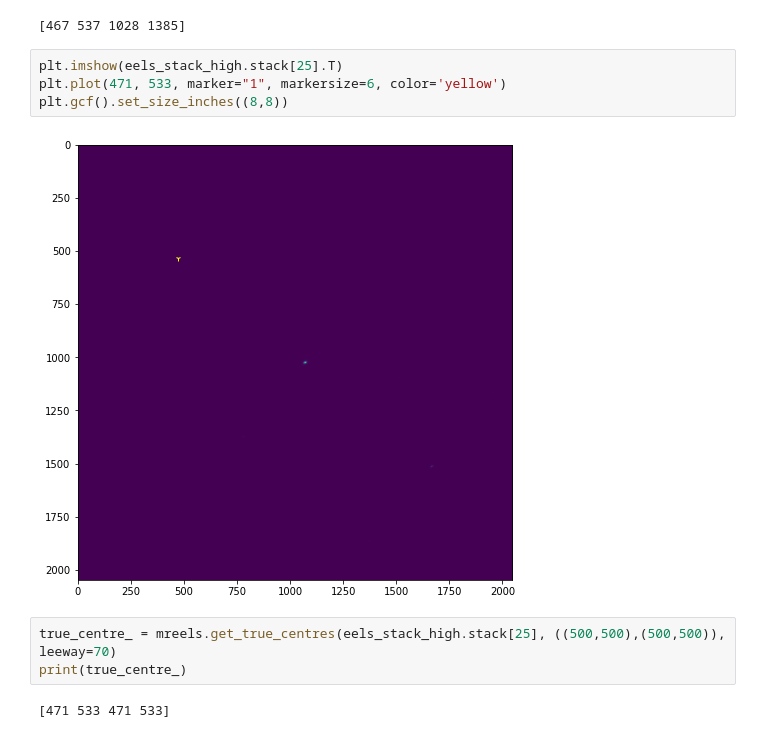
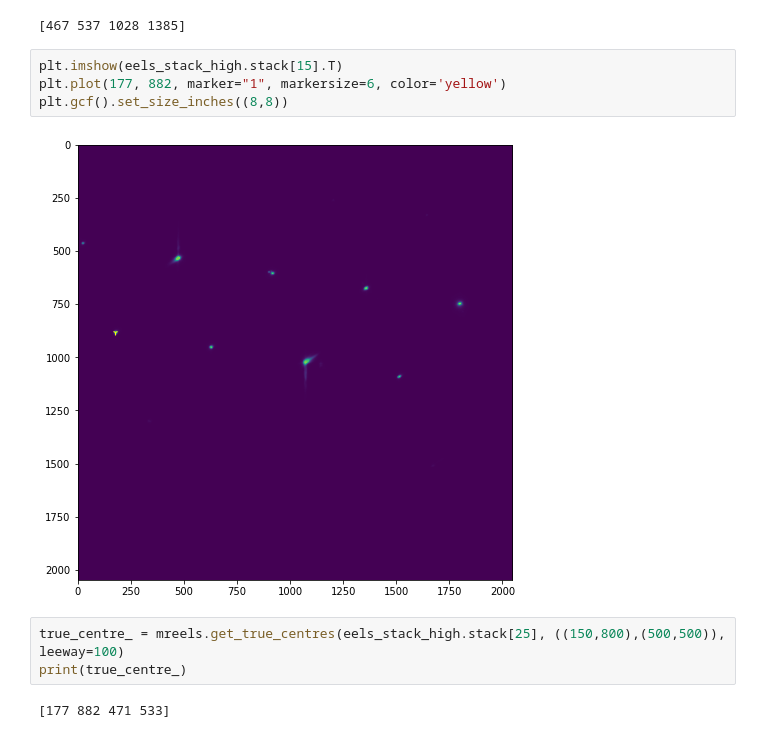
Before and after one commit to SangersJeroen/Bachelor-Thesis-Code, a Jupyter notebook: mreels_test.ipynb, the cells around one changed output. Saved outputs shown, nothing was run; the diff lists cells and outputs as text.

```diff
--- a/mreels_test.ipynb
+++ b/mreels_test.ipynb
@@ -38,13 +43,13 @@ print(true_centre)
 # %% [output]
 [467 537 1028 1385]
 # %%
-plt.imshow(eels_stack_high.stack[25].T)
-plt.plot(471, 533, marker="1", markersize=6, color='yellow')
+plt.imshow(eels_stack_high.stack[15].T)
+plt.plot(177, 882, marker="1", markersize=6, color='yellow')
 plt.gcf().set_size_inches((8,8))
 # %% [output]
-[figure, old version]
+[figure, new version]
 # %%
-true_centre_ = mreels.get_true_centres(eels_stack_high.stack[25], ((500,500),(500,500)), leeway=70)
+true_centre_ = mreels.get_true_centres(eels_stack_high.stack[25], ((150,800),(500,500)), leeway=100)
 print(true_centre_)
 # %% [output]
-[471 533 471 533]
+[177 882 471 533]
```
Also changed, not shown: parts of 2 cells of this notebook, 9 other files.
